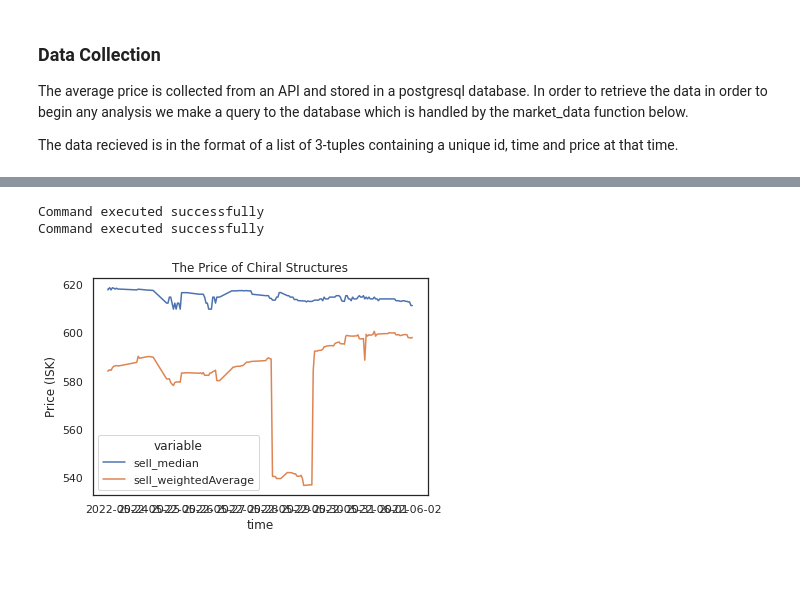
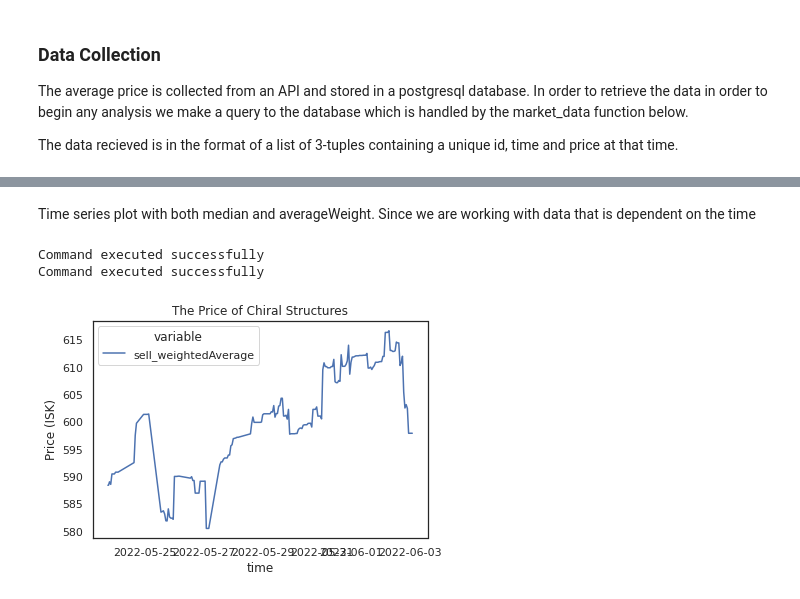
Before and after one commit to defunSM/Data-Science-Portfolio, a Jupyter notebook: Eve_Online_PI_Price_Forecaster/notebooks/PI_Price_EDA.ipynb, the cells around one changed output, grey strips where cells are left out. Saved outputs shown, nothing was run; the diff lists cells and outputs as text; code cells hidden in the pictures; blank space fills up the shorter version.

Commit message:
add: new plot function

```diff
--- a/Eve_Online_PI_Price_Forecaster/notebooks/PI_Price_EDA.ipynb
+++ b/Eve_Online_PI_Price_Forecaster/notebooks/PI_Price_EDA.ipynb
@@ -35,6 +36,17 @@ The data recieved is in the format of a list of 3-tuples containing a unique id,
 # %%
 # TODO: Improve function to follow dry principles
 def create_item_dataframe(raw_material_name: str, region_id: str | int = "0"):
+    """ Dataframe constructed from the stats of a material and region id. Will contain stats like
+    sell and buy weighted Average, median, min, max, stddev and order counts.
+
+    Args:
+        raw_material_name (str): _description_
+        region_id (str | int, optional): _description_. Defaults to "0".
+
+    Returns:
+        _type_: _description_
+    """
+
 
     # Historical average buy and sell order stats for raw_material_name
     buy_market_stats = api.market_data(raw_material_name, region_id=region_id)
@@ -56,24 +68,13 @@ def create_item_dataframe(raw_material_name: str, region_id: str | int = "0"):
 
     df = pd.concat([df_times, df_buy, df_sell], axis=1)
 
-    return df
-
-def create_item_plot(raw_material_name: str, region_id: str = "0", order_type: str = "both"):
-
-    df = create_item_dataframe(raw_material_name, region_id=region_id)
-
-
     # Fixing datatype for all the columns except the time column
     for i in df.iloc[:,1:].columns:
         df[i] = pd.to_numeric(df[i])
 
-    if order_type == "both":
-        cols = ['time', 'buy_median', 'buy_weightedAverage', 'sell_median', 'sell_weightedAverage']
-    elif order_type == "sell":
-        cols = ['time', 'sell_median', 'sell_weightedAverage']
-    elif order_type == "buy":
-        cols = ['time', 'buy_median', 'buy_weightedAverage']
+    return df
 
+def plot_timeseries(raw_material_name, df, cols):
     df = df[cols]
     data = pd.melt(df, ["time"])
 
@@ -81,3 +82,12 @@ def create_item_plot(raw_material_name: str, region_id: str = "0", order_type: s
     sns.set_theme(style="white")
     plt = sns.lineplot(data=data, x='time', y='value', hue='variable')
     plt.set(title=f"The Price of {raw_material_name}", ylabel="Price (ISK)")
+
+def create_item_plot(raw_material_name: str, region_id: str = "0", cols: List[str]=['time', 'sell_weightedAverage']):
+
+    df = create_item_dataframe(raw_material_name, region_id=region_id)
+
+    if 'time' not in cols:
+        cols.append('time')
+
+    plot_timeseries(raw_material_name, df, cols)
@@ -84,12 +116,14 @@ def create_item_plot(raw_material_name: str, region_id: str = "0", order_type: s
+# %% [markdown]
+Time series plot with both median and averageWeight. Since we are working with data that is dependent on the time
 # %%
 #market_data("Silicon", "0", order_type="sell")
-#create_item_dataframe("Silicon", "0")
 
-create_item_plot("Chiral Structures", "0", "sell")
+
+create_item_plot("Chiral Structures", "30000142")
 # %% [output]
 Command executed successfully
 Command executed successfully
-[figure, old version]
+[figure, new version]
 # %%
 # Return the current price of a material in all regions
 def current_price(material_name: str, region_id: int | str = "all", order_type: str = "buy"):
```
Also changed, not shown: parts of 7 cells of this notebook.
